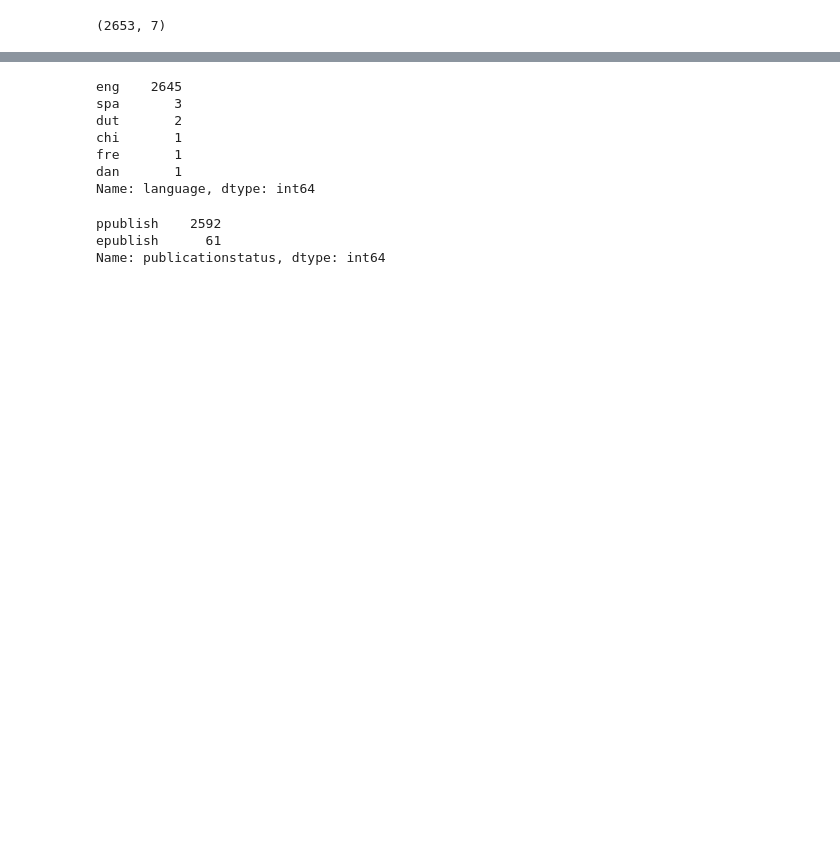
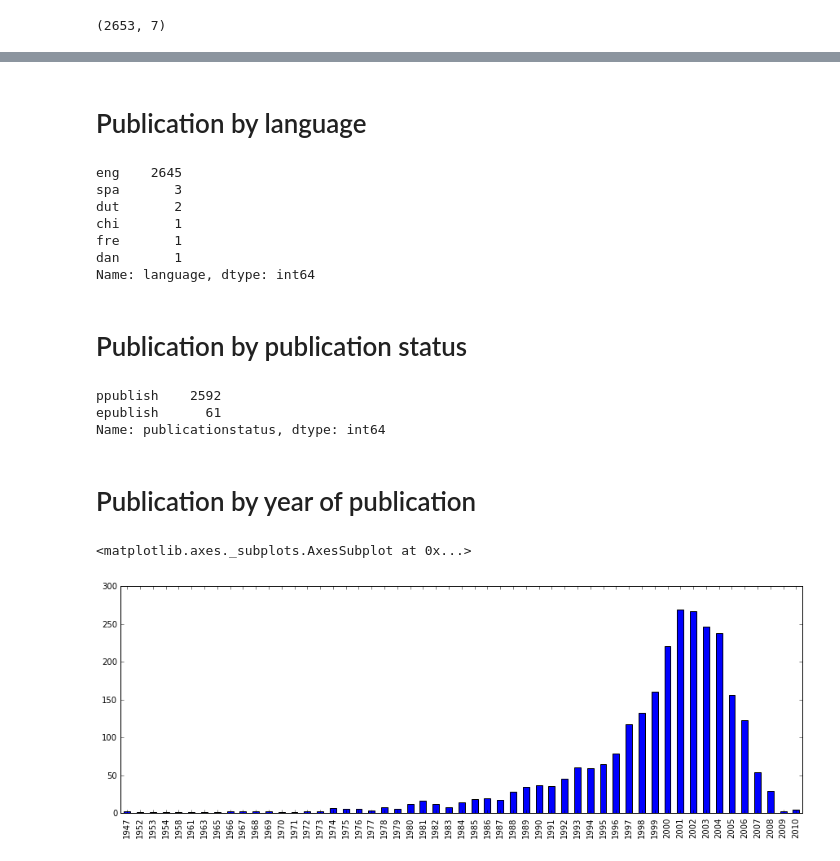
Before and after one commit to chinskiy/codeminders_test_nlp, a Jupyter notebook: main.ipynb, the cells around one changed output, grey strips where cells are left out. Saved outputs shown, nothing was run; the diff lists cells and outputs as text; code cells hidden in the pictures; blank space fills up the shorter version.

Commit message:
add publication by year graph

```diff
--- a/main.ipynb
+++ b/main.ipynb
@@ -34,3 +37,5 @@ df['country'].value_counts().plot(kind='barh', figsize=(15, 5))
+# %% [markdown]
+# Publication by language
 # %%
 df['language'].value_counts()
 # %% [output]
@@ -41,9 +46,19 @@ chi       1
 fre       1
 dan       1
 Name: language, dtype: int64
+# %% [markdown]
+# Publication by publication status
 # %%
 df['publicationstatus'].value_counts()
 # %% [output]
 ppublish    2592
 epublish      61
 Name: publicationstatus, dtype: int64
+# %% [markdown]
+# Publication by year of publication
+# %%
+dates = pd.to_datetime(df.datecreated[df.datecreated != 'not available'])
+dates.dt.year.value_counts().sort_index().plot(kind='bar', figsize=(15, 5))
+# %% [output]
+<matplotlib.axes._subplots.AxesSubplot at 0x...>
+[figure, added]
```
Also changed, not shown: parts of 5 cells of this notebook.
